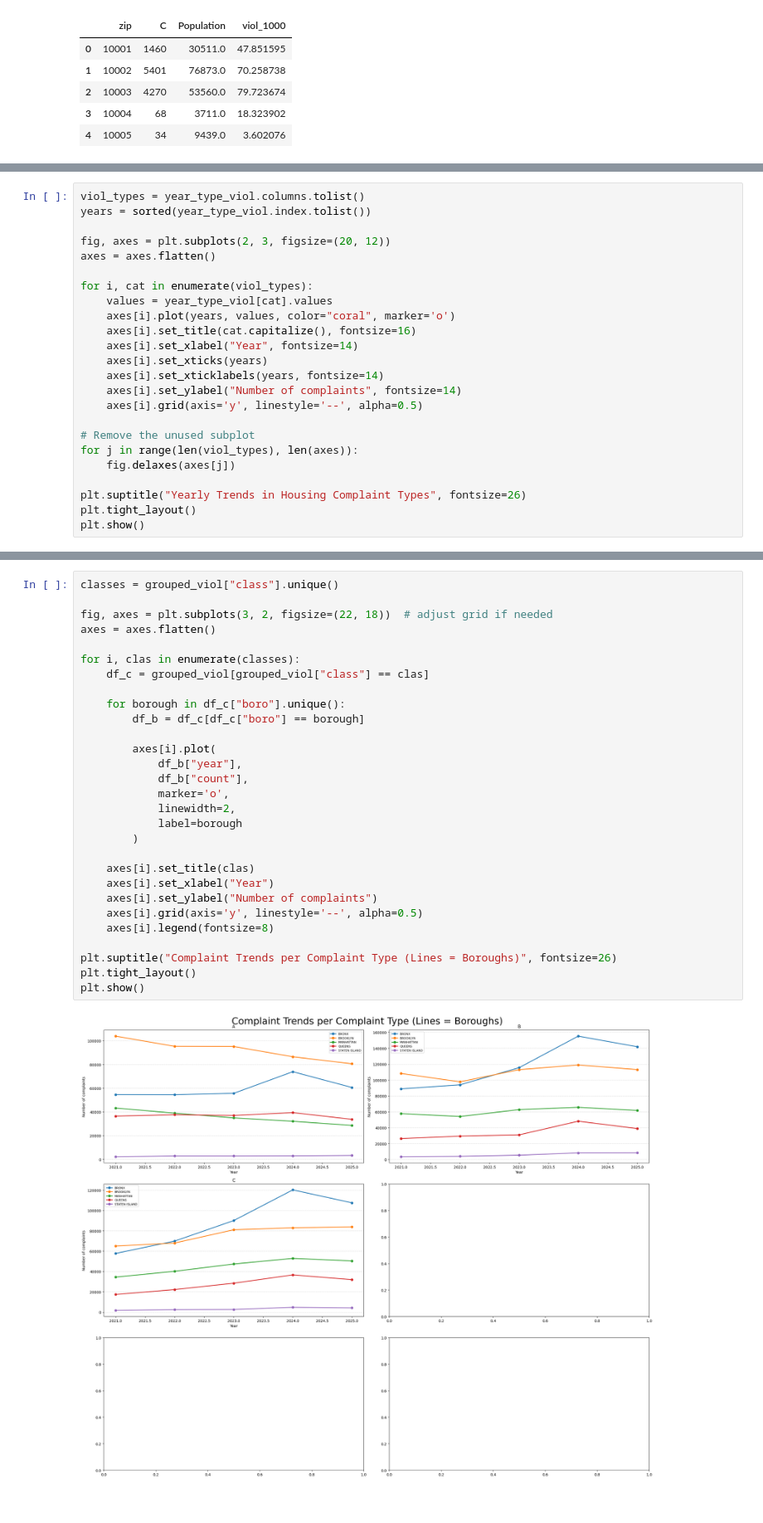
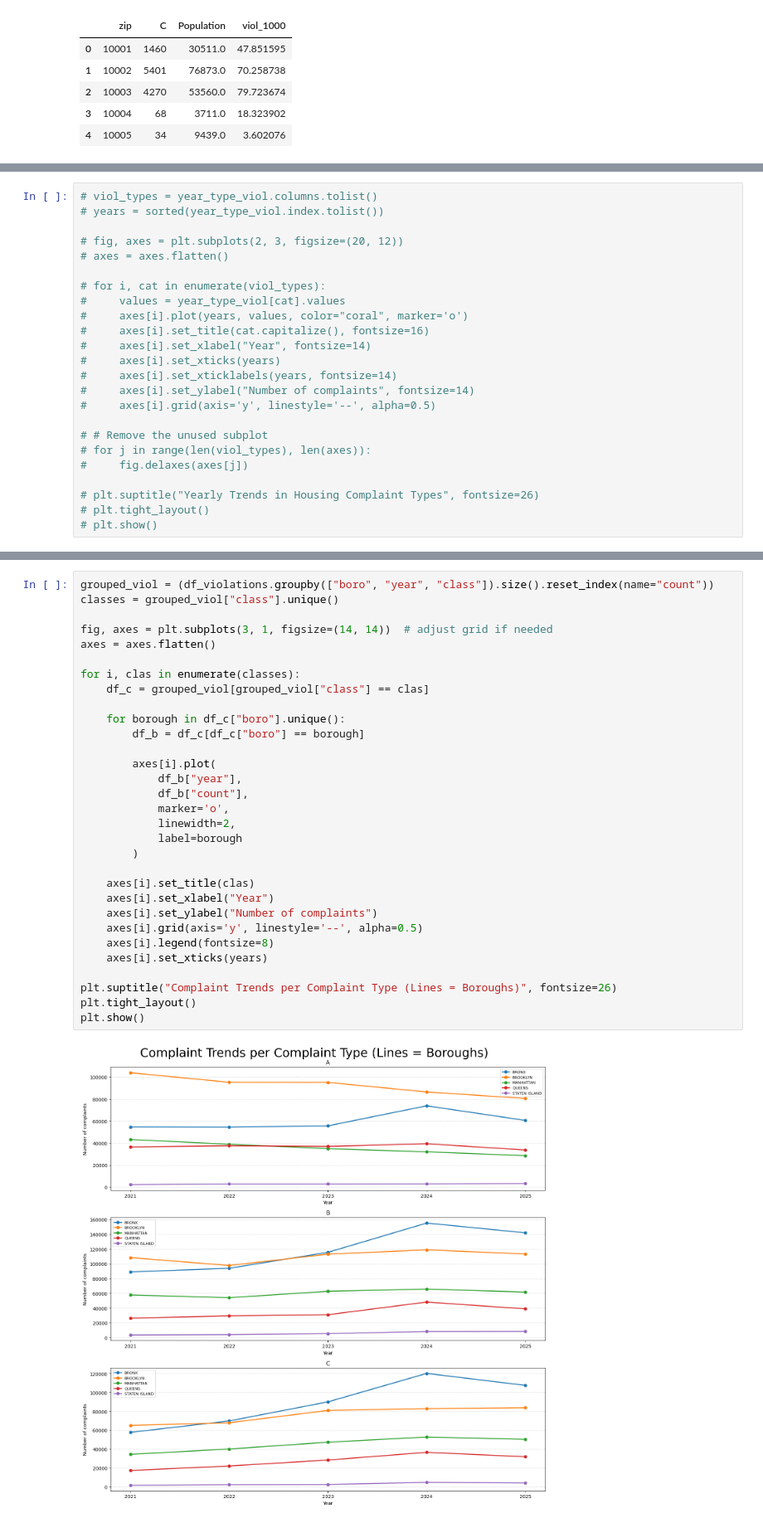
Before and after one commit to mariatmvendas/sdata_project, a Jupyter notebook: analysis_complaints.ipynb, the cells around one changed output, grey strips where cells are left out. Shown at 83% size. Cells and saved outputs as stored; diff of their text form.

```diff
--- a/analysis_complaints.ipynb
+++ b/analysis_complaints.ipynb
@@ -751,24 +823,24 @@ year_type_viol
 # %%
-viol_types = year_type_viol.columns.tolist()
-years = sorted(year_type_viol.index.tolist())
+# viol_types = year_type_viol.columns.tolist()
+# years = sorted(year_type_viol.index.tolist())
 
-fig, axes = plt.subplots(2, 3, figsize=(20, 12))
-axes = axes.flatten()
+# fig, axes = plt.subplots(2, 3, figsize=(20, 12))
+# axes = axes.flatten()
 
-for i, cat in enumerate(viol_types):
-    values = year_type_viol[cat].values
-    axes[i].plot(years, values, color="coral", marker='o')
-    axes[i].set_title(cat.capitalize(), fontsize=16)
-    axes[i].set_xlabel("Year", fontsize=14)
-    axes[i].set_xticks(years)
-    axes[i].set_xticklabels(years, fontsize=14)
-    axes[i].set_ylabel("Number of complaints", fontsize=14)
-    axes[i].grid(axis='y', linestyle='--', alpha=0.5)
+# for i, cat in enumerate(viol_types):
+#     values = year_type_viol[cat].values
+#     axes[i].plot(years, values, color="coral", marker='o')
+#     axes[i].set_title(cat.capitalize(), fontsize=16)
+#     axes[i].set_xlabel("Year", fontsize=14)
+#     axes[i].set_xticks(years)
+#     axes[i].set_xticklabels(years, fontsize=14)
+#     axes[i].set_ylabel("Number of complaints", fontsize=14)
+#     axes[i].grid(axis='y', linestyle='--', alpha=0.5)
 
-# Remove the unused subplot
-for j in range(len(viol_types), len(axes)):
-    fig.delaxes(axes[j])
+# # Remove the unused subplot
+# for j in range(len(viol_types), len(axes)):
+#     fig.delaxes(axes[j])
 
-plt.suptitle("Yearly Trends in Housing Complaint Types", fontsize=26)
-plt.tight_layout()
-plt.show()
+# plt.suptitle("Yearly Trends in Housing Complaint Types", fontsize=26)
+# plt.tight_layout()
+# plt.show()
@@ -857,31 +921,33 @@ plt.show()
 # %%
+grouped_viol = (df_violations.groupby(["boro", "year", "class"]).size().reset_index(name="count"))
 classes = grouped_viol["class"].unique()
 
-fig, axes = plt.subplots(3, 2, figsize=(22, 18))  # adjust grid if needed
+fig, axes = plt.subplots(3, 1, figsize=(14, 14))  # adjust grid if needed
 axes = axes.flatten()
 
 for i, clas in enumerate(classes):
     df_c = grouped_viol[grouped_viol["class"] == clas]
 
     for borough in df_c["boro"].unique():
         df_b = df_c[df_c["boro"] == borough]
 
         axes[i].plot(
             df_b["year"],
             df_b["count"],
             marker='o',
             linewidth=2,
             label=borough
         )
 
     axes[i].set_title(clas)
     axes[i].set_xlabel("Year")
     axes[i].set_ylabel("Number of complaints")
     axes[i].grid(axis='y', linestyle='--', alpha=0.5)
     axes[i].legend(fontsize=8)
+    axes[i].set_xticks(years)
 
 plt.suptitle("Complaint Trends per Complaint Type (Lines = Boroughs)", fontsize=26)
 plt.tight_layout()
 plt.show()
 # %% [output]
-[figure, old version]
+[figure, new version]
```
Also changed, not shown: parts of 128 cells of this notebook, 12 other files.
